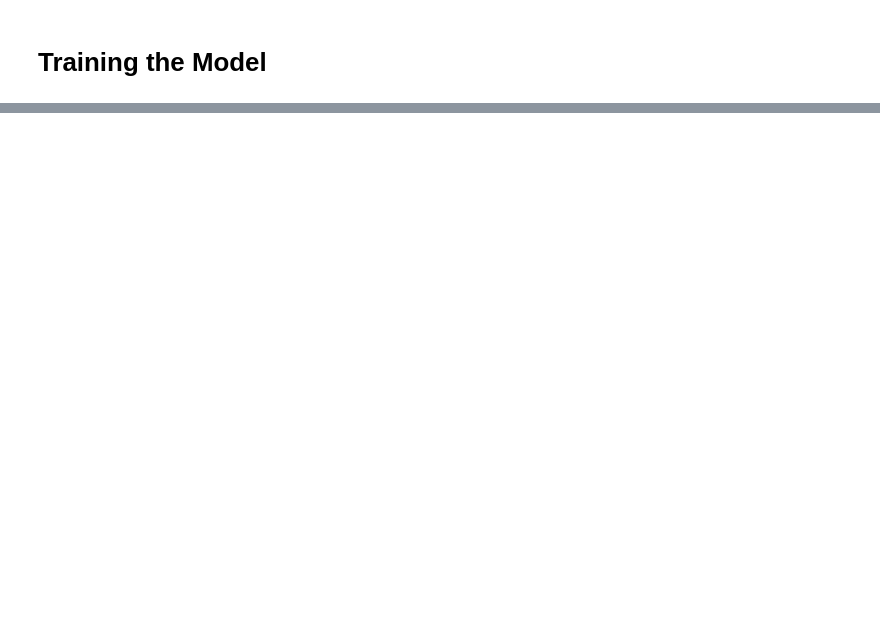
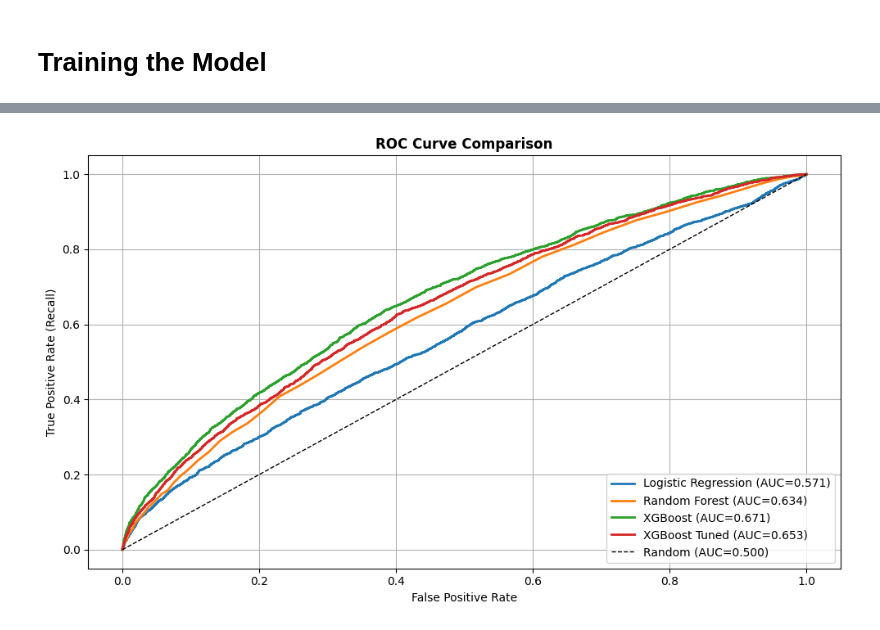
Before and after one commit to analyst-ted/hospital-readmission-prediction, a Jupyter notebook: notebooks/04_model_training.ipynb, the cells around one changed output, grey strips where cells are left out. Saved outputs shown, nothing was run; the diff lists cells and outputs as text; code cells hidden in the pictures; blank space fills up the shorter version.

```diff
--- a/notebooks/04_model_training.ipynb
+++ b/notebooks/04_model_training.ipynb
@@ -34,0 +473,29 @@ Likely causes:
+# %%
+plt.figure(figsize=(10, 6))
+
+models_to_plot = [
+    ('Logistic Regression', lr_model),
+    ('Random Forest', rf_model),
+    ('XGBoost', xgb_model),
+    ('XGBoost Tuned', xgb_tuned)
+]
+
+for name, model in models_to_plot:
+    y_prob = model.predict_proba(X_test)[:, 1]
+    fpr, tpr, _ = roc_curve(y_test, y_prob)
+    auc = roc_auc_score(y_test, y_prob)
+    plt.plot(fpr, tpr, linewidth=2, label=f'{name} (AUC={auc:.3f})')
+
+# Random classifier baseline
+plt.plot([0, 1], [0, 1], 'k--', linewidth=1, label='Random (AUC=0.500)')
+
+plt.title('ROC Curve Comparison', fontweight='bold')
+plt.xlabel('False Positive Rate')
+plt.ylabel('True Positive Rate (Recall)')
+plt.legend(loc='lower right')
+plt.grid(True)
+plt.tight_layout()
+plt.savefig('../reports/12_roc_curves.png', dpi=150, bbox_inches='tight')
+plt.show()
+# %% [output]
+[figure, added]
```
Also changed, not shown: parts of 16 cells of this notebook, 4 other files.
